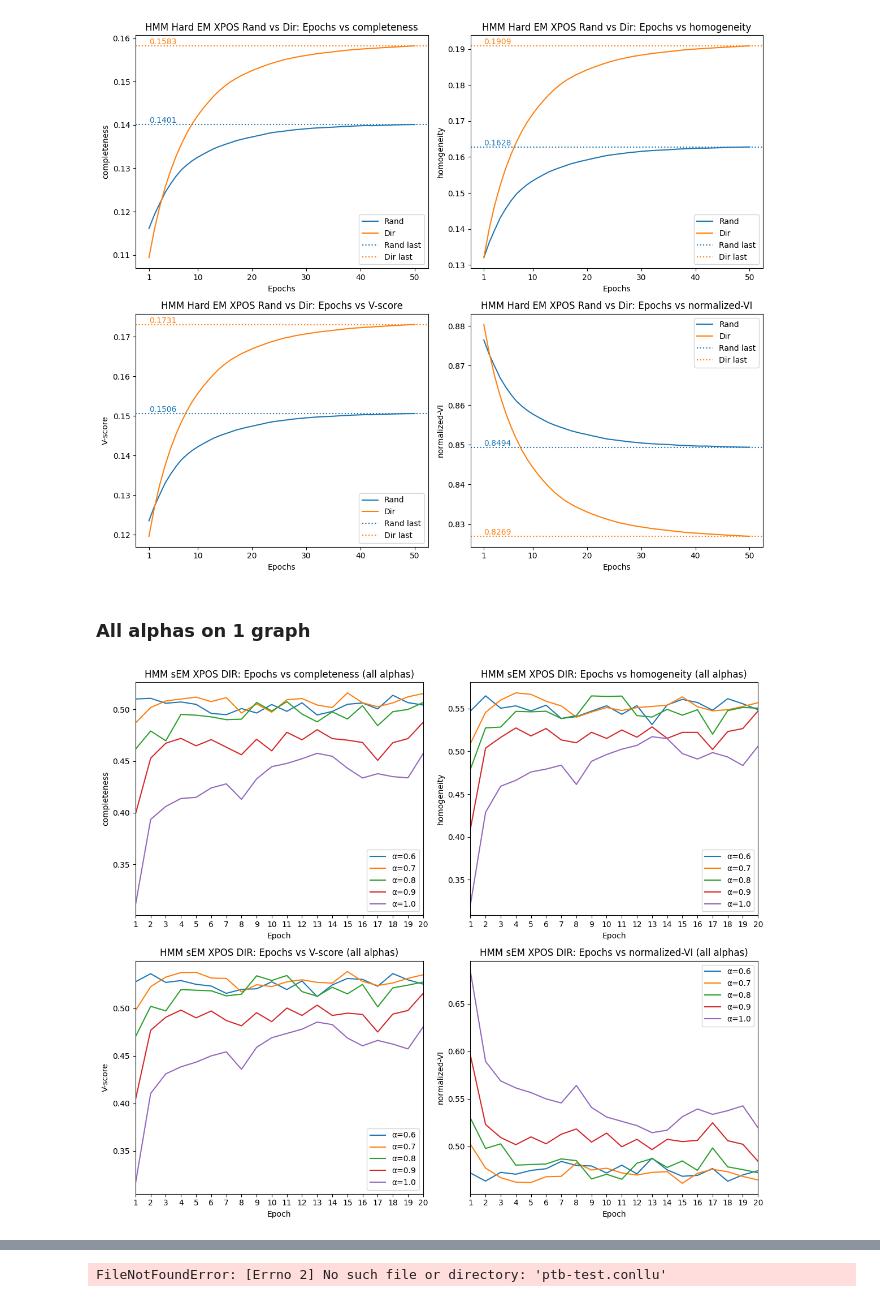
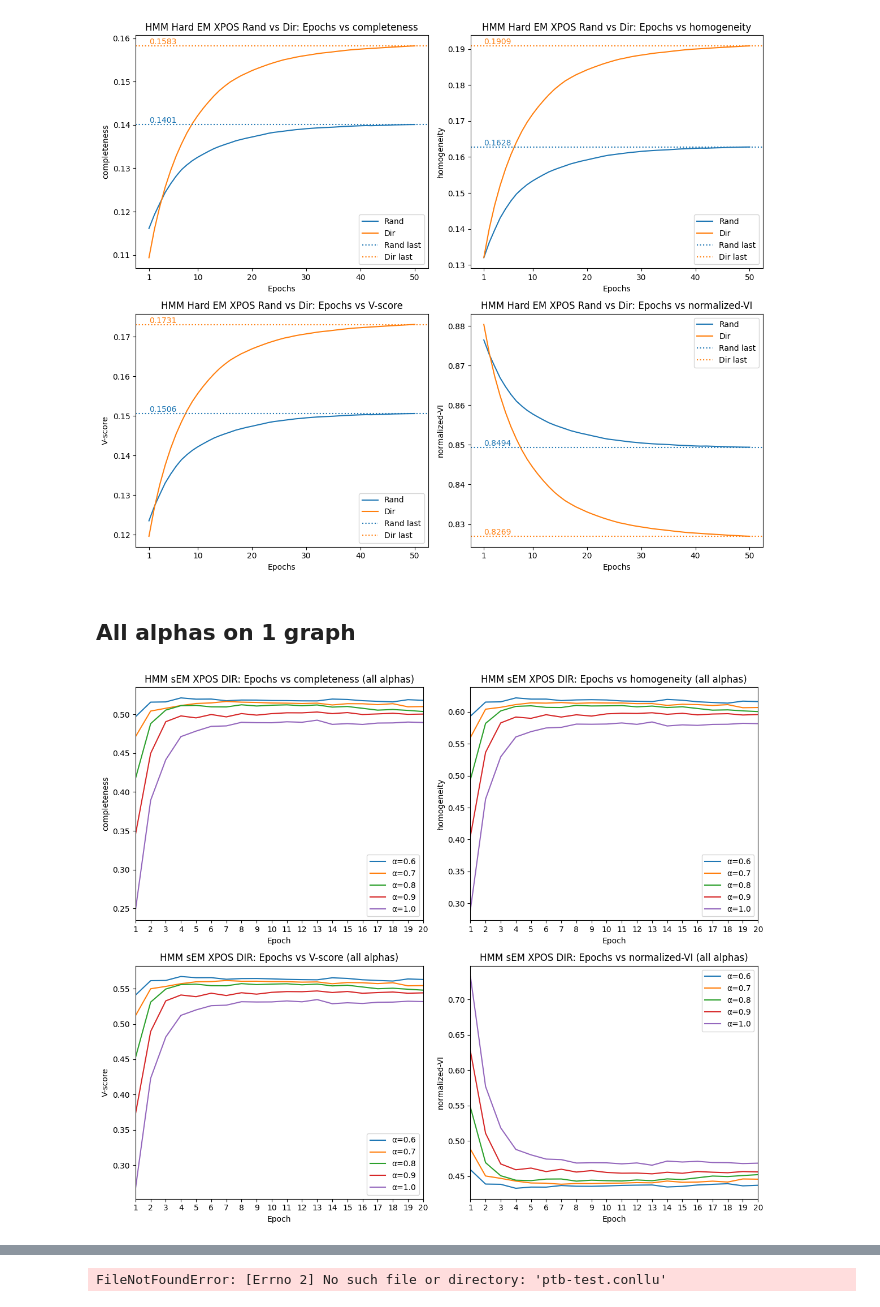
Before and after one commit to amoghvk21/NLP-assignment-3, a Jupyter notebook: skeleton_code/results_parser.ipynb, the cells around one changed output, grey strips where cells are left out. Drawn from its saved outputs; the diff is of its cells as text; code cells hidden in the pictures.

```diff
--- a/skeleton_code/results_parser.ipynb
+++ b/skeleton_code/results_parser.ipynb
@@ -217,38 +46,0 @@ plt.show()
-# %%
-FILE_PREFIX = "hmm-em-xpos"
-FIELDS = ["completeness", "homogeneity", "V-score", "normalized-VI"]
-
-all_results = pandas.read_csv(f"./results/{FILE_PREFIX}/{FILE_PREFIX}-all-stages.csv")
-
-fig, axes = plt.subplots(nrows=2, ncols=2, figsize=(12, 10))
-axes = axes.flatten()
-
-for i, FIELD in enumerate(FIELDS):
-
-    ax = axes[i]
-
-    last_value = all_results[FIELD].iloc[-1]
-
-    ax.plot(all_results["epoch"], all_results[FIELD])
-    ax.set_xticks(all_results["epoch"].unique())
-
-    ax.axhline(
-        y=last_value,
-        color='g',
-        linestyle=':',
-        label=f'Last {FIELD}'
-    )
-
-    ax.text(
-        all_results["epoch"].min(), last_value,
-        f"{last_value:.4f}",
-        va='bottom', ha='left', color='g'
-    )
-
-    ax.set_title(f"HMM Soft EM XPOS: Epochs vs {FIELD}")
-    ax.set_xlabel("Epochs")
-    ax.set_ylabel(f"{FIELD}")
-    ax.legend()
-
-plt.tight_layout()
-plt.show()
@@ -1004,34 +794,35 @@ plt.show()
 # %% [output]
 [figure]
 # %% [markdown]
-### All alphas on 1 graph
+## All alphas on 1 graph
 # %%
 import pandas
+import matplotlib.pyplot as plt
 
 EPOCHS = list(range(1, 21))
 ALPHAS = [0.6, 0.7, 0.8, 0.9, 1.0]
 FIELDS = ["completeness", "homogeneity", "V-score", "normalized-VI"]
 TAG = "xpos"
 
 fig, axes = plt.subplots(nrows=2, ncols=2, figsize=(12, 10))
 axes = axes.flatten()
 
 for i, FIELD in enumerate(FIELDS):
     ax = axes[i]
     for alpha in ALPHAS:
-        # path = f"./output_old_sem_batch_size/hmm-sem-{TAG}-dir-alpha-{alpha}/results/hmm-sem-{TAG}-dir-alpha-{alpha}-all-stages.csv"
-        path = f"./output/hmm-sem-{TAG}-dir-alpha-{alpha}/results/hmm-sem-{TAG}-dir-alpha-{alpha}-all-stages.csv"
+        path = f"./output_old_sem_batch_size/hmm-sem-{TAG}-dir-alpha-{alpha}/results/hmm-sem-{TAG}-dir-alpha-{alpha}-all-stages.csv"
+        # path = f"./output/hmm-sem-{TAG}-dir-alpha-{alpha}/results/hmm-sem-{TAG}-dir-alpha-{alpha}-all-stages.csv"
         df = pandas.read_csv(path)
         ax.plot(EPOCHS, df[FIELD].iloc[0:20], label=f"α={alpha}")
     ax.set_xticks(EPOCHS)
     ax.set_xlim(EPOCHS[0], EPOCHS[-1])
     ax.set_title(f"HMM sEM {TAG.upper()} DIR: Epochs vs {FIELD} (all alphas)")
     ax.set_xlabel("Epoch")
     ax.set_ylabel(FIELD)
     ax.legend()
 
 plt.tight_layout()
 plt.show()
 # %% [output]
-[figure, old version]
+[figure, new version]
 # %% [markdown]
```
Also changed, not shown: parts of 24 cells of this notebook, 13 other files.
